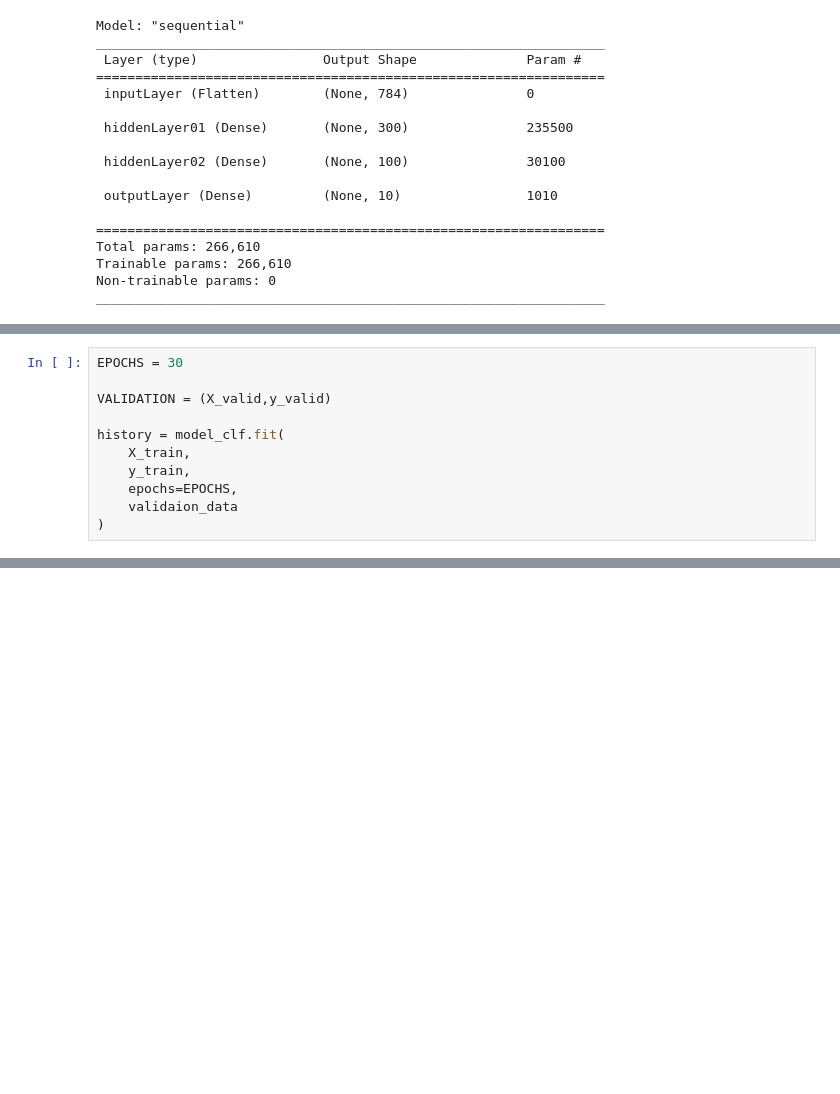
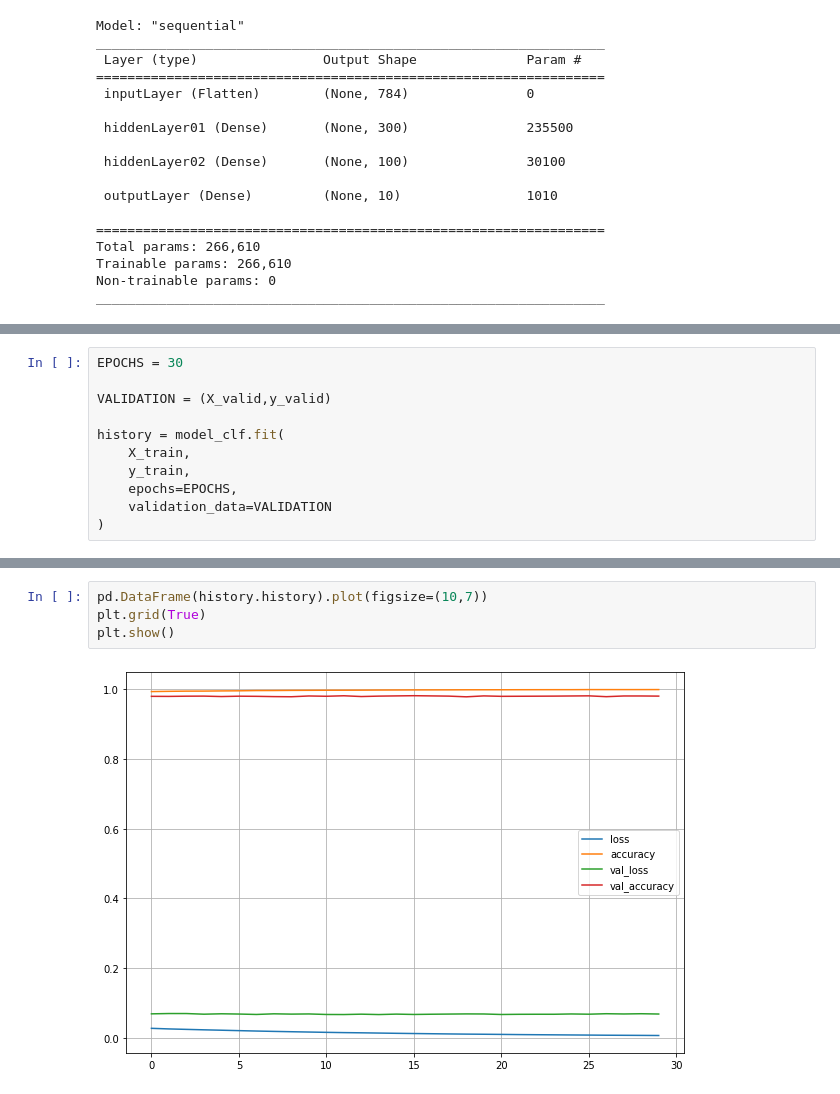
Before and after one commit to shiv0112/basics_of_CNN, a Jupyter notebook: TransferLearningPOC.ipynb, the cells around one changed output, grey strips where cells are left out. Cells and saved outputs as stored; diff of their text form; blank space fills up the shorter version.

```diff
--- a/TransferLearningPOC.ipynb
+++ b/TransferLearningPOC.ipynb
@@ -118,5 +120,5 @@ history = model_clf.fit(
     X_train,
     y_train,
     epochs=EPOCHS,
-    validaion_data
+    validation_data=VALIDATION
 )
@@ -122,0 +143,6 @@ history = model_clf.fit(
+# %%
+pd.DataFrame(history.history).plot(figsize=(10,7))
+plt.grid(True)
+plt.show()
+# %% [output]
+[figure, added]
```
Also changed, not shown: parts of 23 cells of this notebook.
